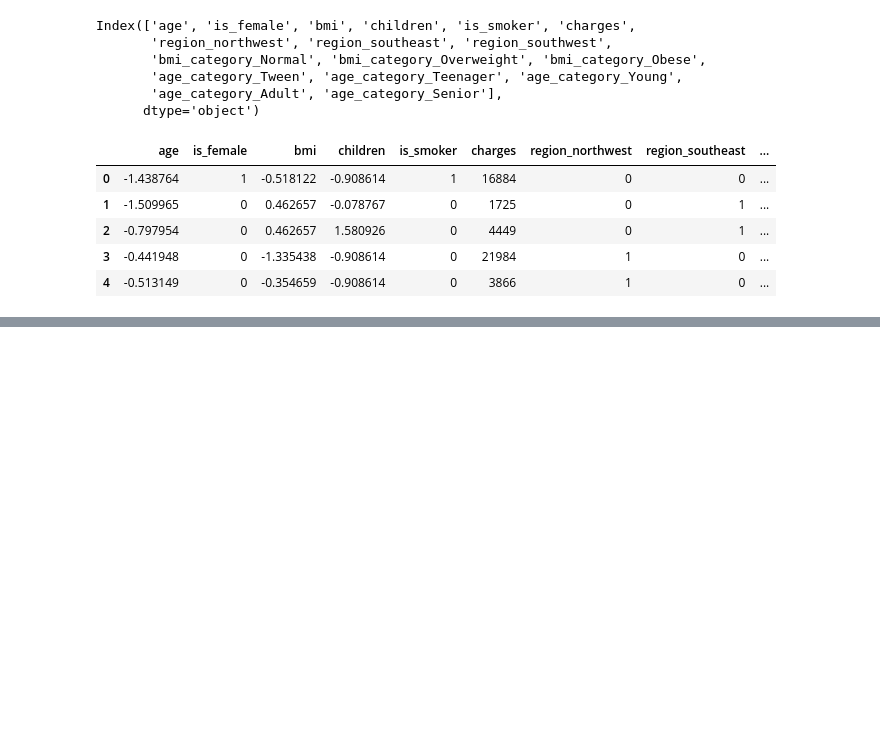
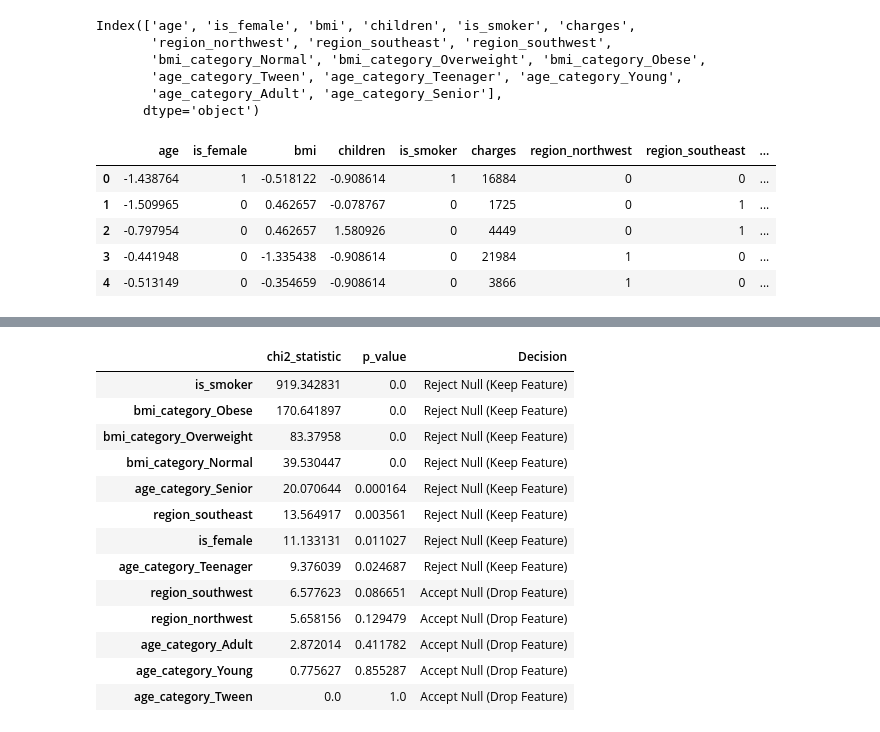
Before and after one commit to Jagriti-student/ML_Learning, a Jupyter notebook: ML_Learning.ipynb, the cells around one changed output, grey strips where cells are left out. Drawn from its saved outputs; the diff is of its cells as text; code cells hidden in the pictures; blank space fills up the shorter version.

```diff
--- a/ML_Learning.ipynb
+++ b/ML_Learning.ipynb
@@ -375,0 +440,45 @@ os.getcwd()
+# %%
+cat_features=[
+    'is_female',
+    'is_smoker','region_northwest','region_southeast',
+    'region_southwest','bmi_category_Normal',
+    'bmi_category_Overweight','bmi_category_Obese',
+    'age_category_Tween','age_category_Teenager','age_category_Young',
+    'age_category_Adult','age_category_Senior'
+]
+# %%
+from scipy.stats import chi2_contingency
+import pandas as pd
+
+alpha=0.05
+df_cleaned['charges_bin']=pd.cut(df_cleaned['charges'],bins=4,labels=False)
+
+chi2_results={}
+for col in cat_features:
+    contingency=pd.crosstab(df_cleaned[col],df_cleaned['charges_bin'])
+    chi2_stat,p_val, _, _ = chi2_contingency(contingency)
+    decision='Reject Null (Keep Feature)' if p_val < alpha else 'Accept Null (Drop Feature)'
+    chi2_results[col]={
+        'chi2_statistic':chi2_stat,
+        'p_value':p_val,
+        'Decision':decision
+
+    }
+chi2_df=pd.DataFrame(chi2_results).T
+chi2_df=chi2_df.sort_values(by='p_value')
+chi2_df
+# %% [output]
+|  | chi2_statistic | p_value | Decision |
+| is_smoker | 919.342831 | 0.0 | Reject Null (Keep Feature) |
+| bmi_category_Obese | 170.641897 | 0.0 | Reject Null (Keep Feature) |
+| bmi_category_Overweight | 83.37958 | 0.0 | Reject Null (Keep Feature) |
+| bmi_category_Normal | 39.530447 | 0.0 | Reject Null (Keep Feature) |
+| age_category_Senior | 20.070644 | 0.000164 | Reject Null (Keep Feature) |
+| region_southeast | 13.564917 | 0.003561 | Reject Null (Keep Feature) |
+| is_female | 11.133131 | 0.011027 | Reject Null (Keep Feature) |
+| age_category_Teenager | 9.376039 | 0.024687 | Reject Null (Keep Feature) |
+| region_southwest | 6.577623 | 0.086651 | Accept Null (Drop Feature) |
+| region_northwest | 5.658156 | 0.129479 | Accept Null (Drop Feature) |
+| age_category_Adult | 2.872014 | 0.411782 | Accept Null (Drop Feature) |
+| age_category_Young | 0.775627 | 0.855287 | Accept Null (Drop Feature) |
+| age_category_Tween | 0.0 | 1.0 | Accept Null (Drop Feature) |
```
Also changed, not shown: parts of 12 cells of this notebook.
